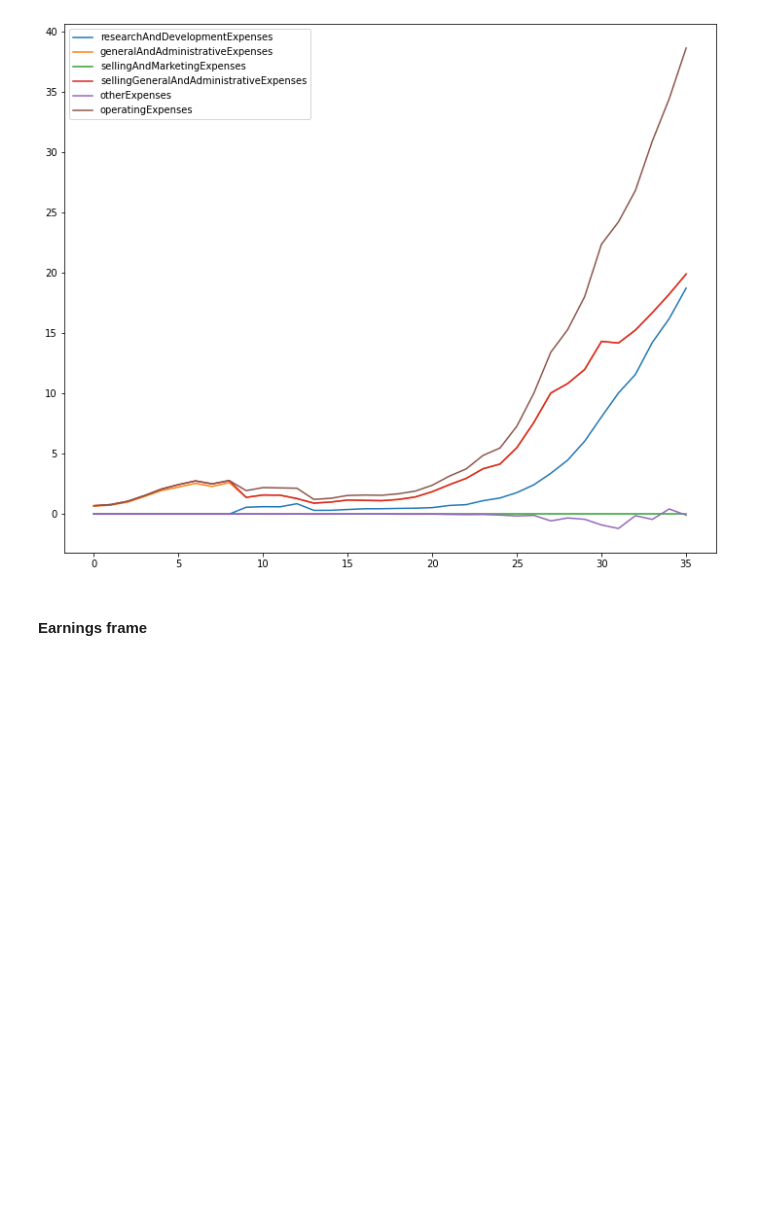
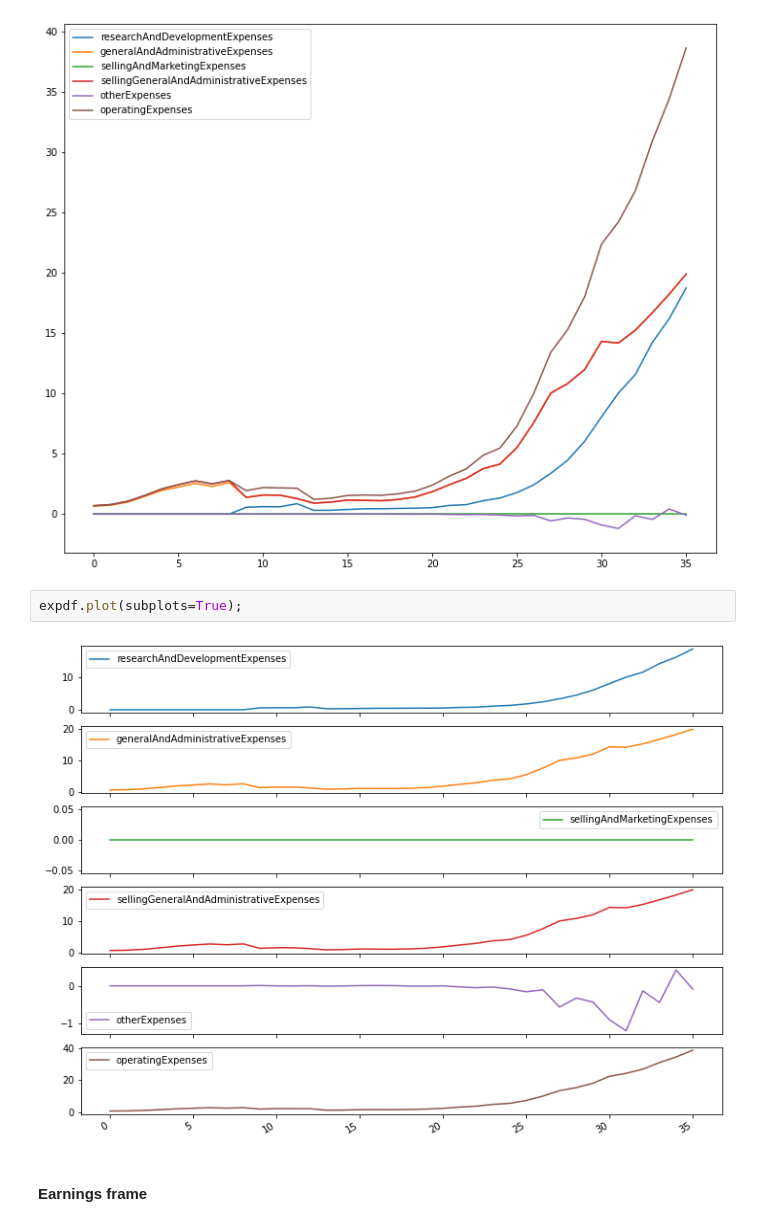
Before and after one commit to joseluistello/Regression-Analysis-Apple-Data, a Jupyter notebook: notebooks/Analysis.ipynb, the cells around one changed output. Drawn from its saved outputs; the diff is of its cells as text; blank space fills up the shorter version.

```diff
--- a/notebooks/Analysis.ipynb
+++ b/notebooks/Analysis.ipynb
@@ -103,6 +103,10 @@ expdf = pd.read_csv('../data/interim/ExpAppleDf.csv')
 expdf.plot(kind='line');
 # %% [output]
 [figure]
+# %%
+expdf.plot(subplots=True);
+# %% [output]
+[figure, added]
 # %% [markdown]
 #### Earnings frame
 # %%
```
Also changed, not shown: parts of 8 cells of this notebook.
